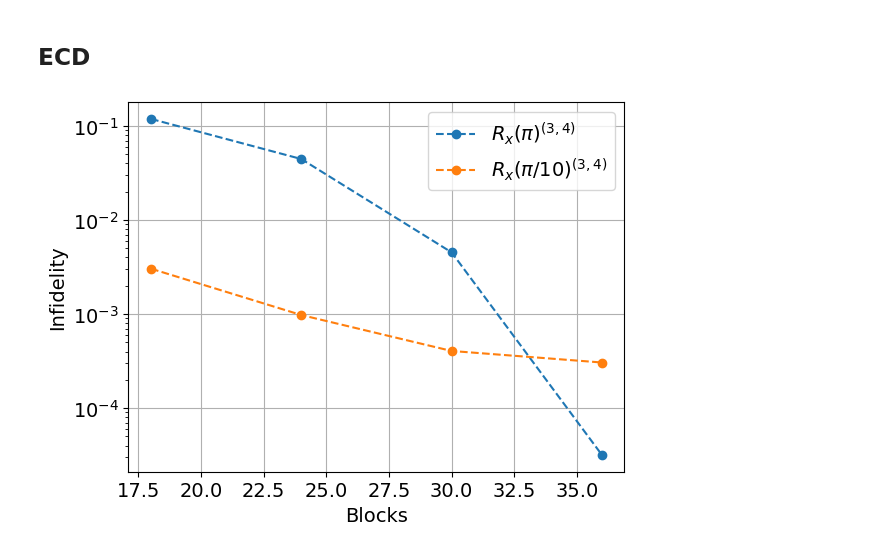
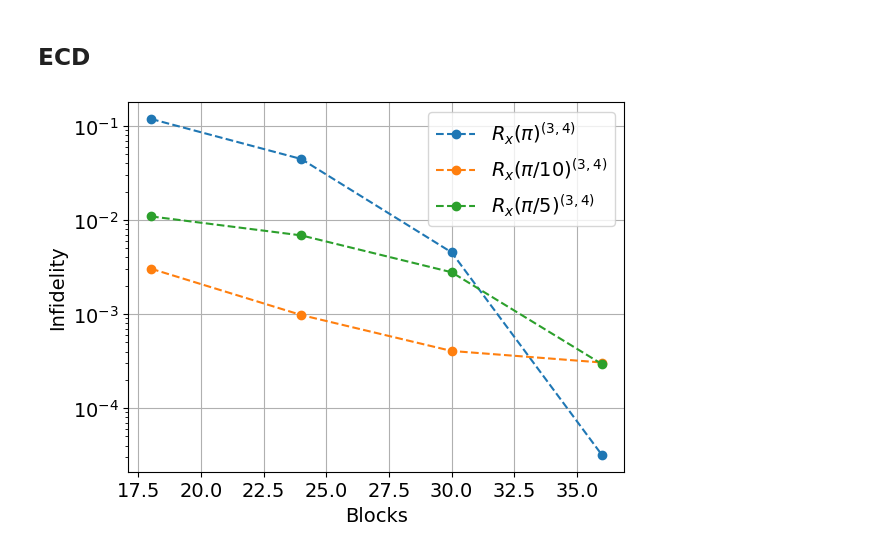
Before and after one commit to AndreaMaestri18/Opt3DQalgs, a Jupyter notebook: BTgates/src/plots_and_analysis/angle_dependency_rx_5photons.ipynb, the cells around one changed output. Cells and saved outputs as stored; diff of their text form; code cells hidden in the pictures.

```diff
--- a/BTgates/src/plots_and_analysis/angle_dependency_rx_5photons.ipynb
+++ b/BTgates/src/plots_and_analysis/angle_dependency_rx_5photons.ipynb
@@ -45,16 +46,17 @@ R_X_pi_ten = pd.read_csv("../../data/R_X/5_photons/ECD/pi_over_10.txt", sep=",")
 # %%
 # plt.plot(X_gate_2_3.groupby(" N_blocks").mean()["fidelity"], label="(2,3)")
 # plt.plot(X_gate_3_4.groupby(" N_blocks").mean()["fidelity"], label="(3,4)")
 # plt.plot(X_gate_2_3_and_4_5.groupby(" N_blocks").mean()["fidelity"], label="[(2,3),(4,5)]")
 plt.plot([18,24,30,36],R_X_pi.groupby("blocks").min()["fidelity"], label=r"$R_x(\pi)^{(3,4)}$", marker="o", linestyle='dashed')
 plt.plot([18,24,30,36],R_X_pi_ten.groupby("blocks").min()["fidelity"], label=r"$R_x(\pi/10)^{(3,4)}$", marker="o", linestyle='dashed')
+plt.plot([18,24,30,36],[0.010934774551768944, 0.006869776625714974, 0.0027873211803089992,0.00029439594817570747], label=r"$R_x(\pi/5)^{(3,4)}$", marker="o", linestyle='dashed')
 plt.yscale("log")
 plt.ylabel("Infidelity", fontsize=14)
 plt.xlabel("Blocks", fontsize=14)
 plt.legend(fontsize=14)
 plt.yticks(fontsize=14)
 plt.xticks(fontsize=14)
 plt.grid()
 plt.show()
 # %% [output]
-[figure, old version]
+[figure, new version]
```
Also changed, not shown: parts of 1 cell of this notebook, 8 other files.
